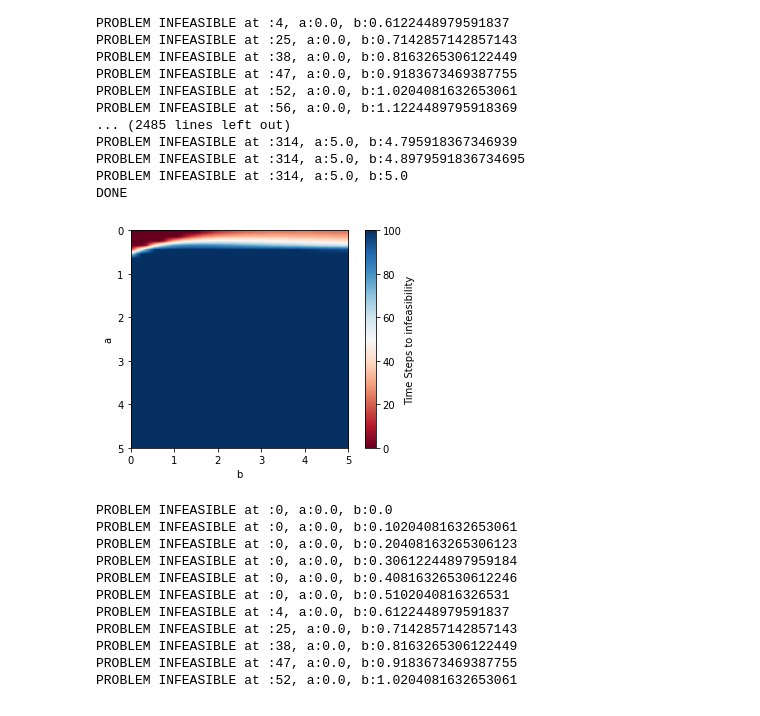
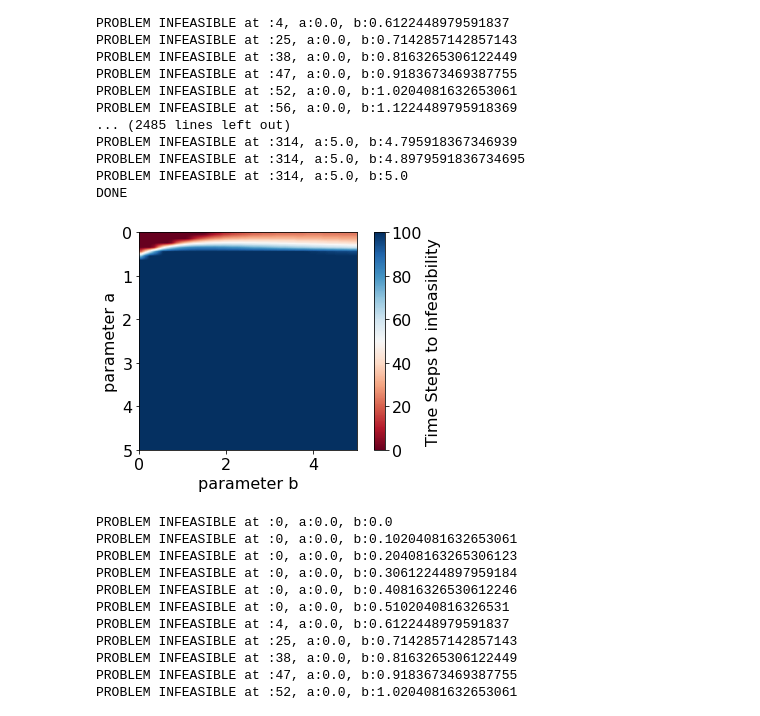
Before and after one commit to hardikparwana/Safe-Learning-DASC, a Jupyter notebook: Untitled Folder/Multiple Constraints Car Example main.ipynb, the cells around one changed output. Drawn from its saved outputs; the diff is of its cells as text; code cells hidden in the pictures.

```diff
--- a/Untitled Folder/Multiple Constraints.ipynb
+++ b/Untitled Folder/Multiple Constraints Car Example main.ipynb
@@ -580,18 +587,25 @@ PROBLEM INFEASIBLE at :314, a:5.0, b:4.8979591836734695
 PROBLEM INFEASIBLE at :314, a:5.0, b:5.0
 DONE
 # %%
+import matplotlib
+font = {'family' : 'normal',
+        'weight' : 'normal',
+        'size'   : 16}
+
+matplotlib.rc('font', **font)
+
 fig4, ax4 = plt.subplots(1)
 pos4 = ax4.imshow(horizons4,cmap='RdBu', interpolation='bilinear',extent=[0,5,5,0])
 fig4.colorbar(pos4, ax=ax4, label='Time Steps to infeasibility')
-ax4.set_ylabel("a")
-ax4.set_xlabel("b")
+ax4.set_ylabel("parameter a")
+ax4.set_xlabel("parameter b")
 plt.savefig("paper_example4.png")
 plt.savefig("paper_example4.eps")
 # ax.axis([A.min(), A.max(), B.mn(), Bmax()])
 # cbar = fig.colorbar(heatmap)
 # cbar.set_label('Label name',size=18)
 # %% [output]
-[figure, old version]
+[figure, new version]
 # %%
 fig22, ax22 = plt.subplots(1)
 pos22 = ax22.imshow(horizons22/(1.0/0.3),cmap='RdBu', interpolation='bilinear',extent=[0,5,5,0], vmin=0, vmax=100)
```
Also changed, not shown: parts of 4 cells of this notebook, 36 other files.
